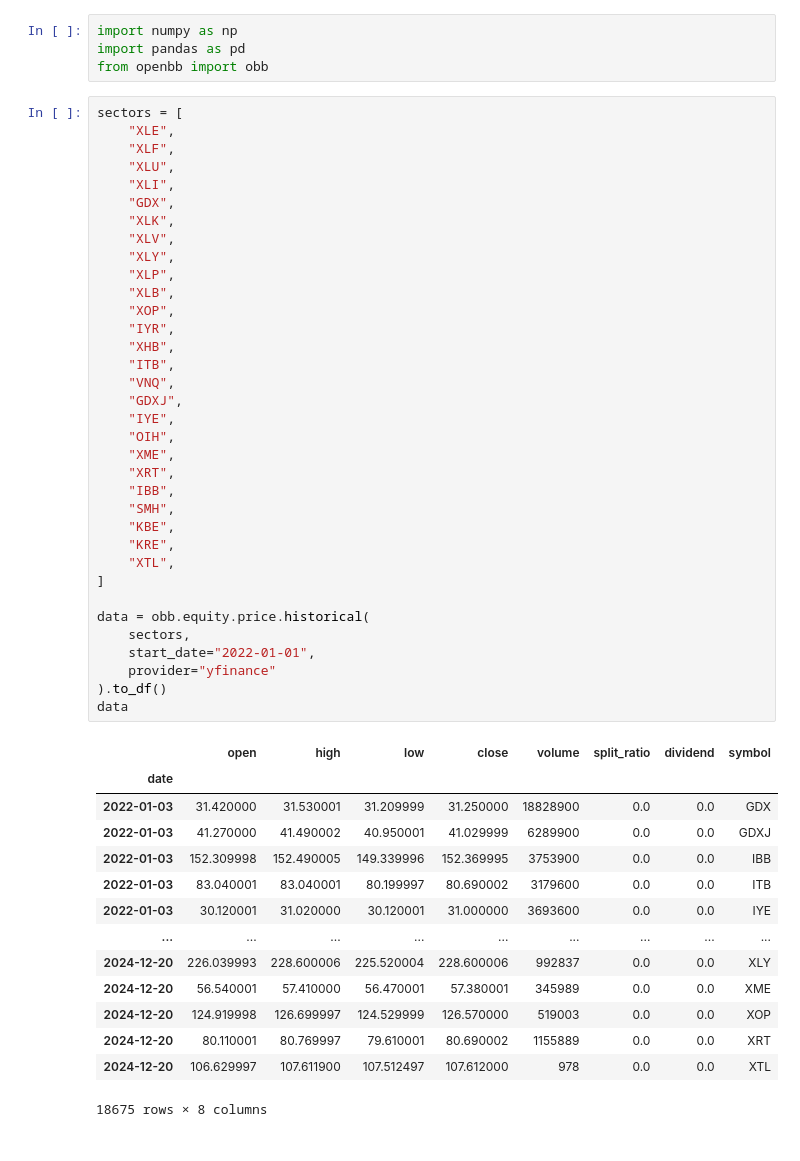
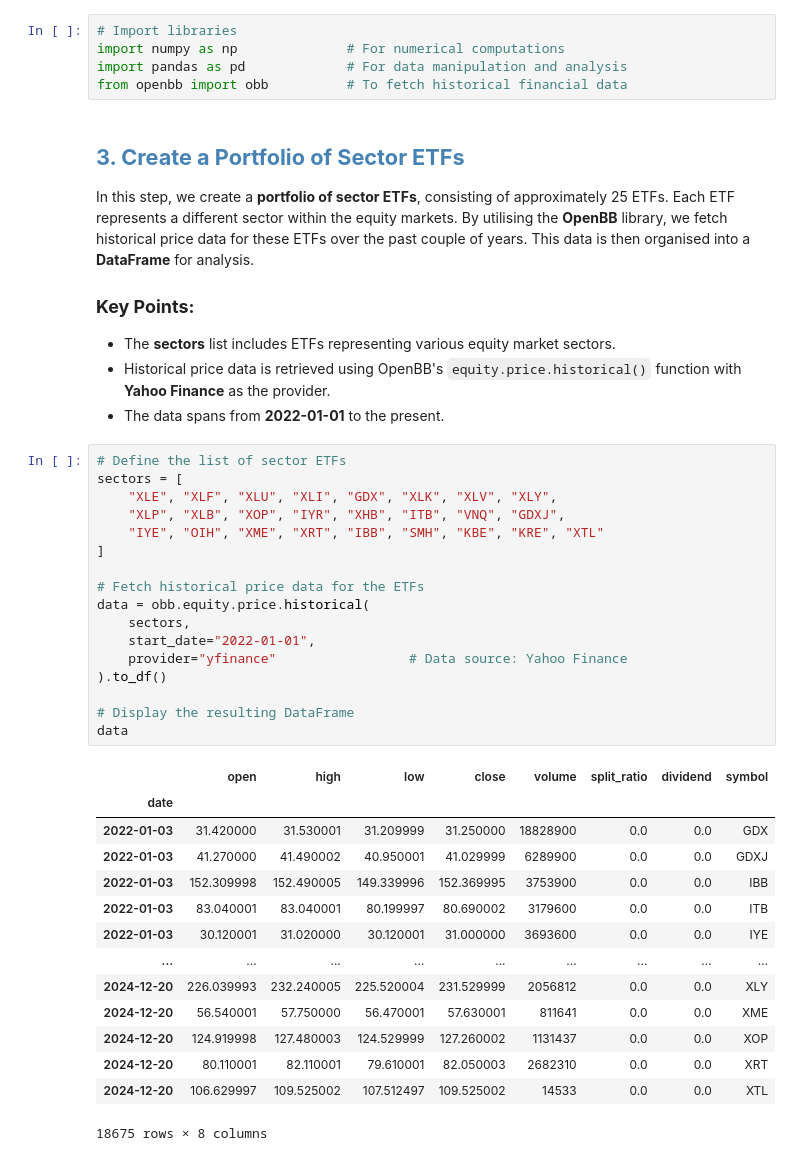
Before and after one commit to Ch3rry-Pi3/Portfolio, a Jupyter notebook: PyQuant News/Quickly compute Value at Risk with Monte Carlo.ipynb, the cells around one changed output. Saved outputs shown, nothing was run; the diff lists cells and outputs as text.

```diff
--- a/PyQuant News/Quickly compute Value at Risk with Monte Carlo.ipynb
+++ b/PyQuant News/Quickly compute Value at Risk with Monte Carlo.ipynb
@@ -1,54 +26,46 @@
 # %%
-import numpy as np
-import pandas as pd
-from openbb import obb
+# Import libraries
+import numpy as np              # For numerical computations
+import pandas as pd             # For data manipulation and analysis
+from openbb import obb          # To fetch historical financial data
+# %% [markdown]
+## <span style="color:#4682B4">**3. Create a Portfolio of Sector ETFs**</span> <a id="create-portfolio"></a>
+
+In this step, we create a **portfolio of sector ETFs**, consisting of approximately 25 ETFs. Each ETF represents a different sector within the equity markets. By utilising the **OpenBB** library, we fetch historical price data for these ETFs over the past couple of years. This data is then organised into a **DataFrame** for analysis.
+
+### **Key Points:**
+- The **sectors** list includes ETFs representing various equity market sectors.
+- Historical price data is retrieved using OpenBB's `equity.price.historical()` function with **Yahoo Finance** as the provider.
+- The data spans from **2022-01-01** to the present.
 # %%
+# Define the list of sector ETFs
 sectors = [
-    "XLE",
-    "XLF",
-    "XLU",
-    "XLI",
-    "GDX",
-    "XLK",
-    "XLV",
-    "XLY",
-    "XLP",
-    "XLB",
-    "XOP",
-    "IYR",
-    "XHB",
-    "ITB",
-    "VNQ",
-    "GDXJ",
-    "IYE",
-    "OIH",
-    "XME",
-    "XRT",
-    "IBB",
-    "SMH",
-    "KBE",
-    "KRE",
-    "XTL",
+    "XLE", "XLF", "XLU", "XLI", "GDX", "XLK", "XLV", "XLY",
+    "XLP", "XLB", "XOP", "IYR", "XHB", "ITB", "VNQ", "GDXJ",
+    "IYE", "OIH", "XME", "XRT", "IBB", "SMH", "KBE", "KRE", "XTL"
 ]
 
+# Fetch historical price data for the ETFs
 data = obb.equity.price.historical(
     sectors,
     start_date="2022-01-01",
-    provider="yfinance"
+    provider="yfinance"                 # Data source: Yahoo Finance
 ).to_df()
+
+# Display the resulting DataFrame
 data
 # %% [output]
 |  | open | high | low | close | volume | split_ratio | dividend | symbol |
 | date |  |  |  |  |  |  |  |  |
 | 2022-01-03 | 31.420000 | 31.530001 | 31.209999 | 31.250000 | 18828900 | 0.0 | 0.0 | GDX |
 | 2022-01-03 | 41.270000 | 41.490002 | 40.950001 | 41.029999 | 6289900 | 0.0 | 0.0 | GDXJ |
 | 2022-01-03 | 152.309998 | 152.490005 | 149.339996 | 152.369995 | 3753900 | 0.0 | 0.0 | IBB |
 | 2022-01-03 | 83.040001 | 83.040001 | 80.199997 | 80.690002 | 3179600 | 0.0 | 0.0 | ITB |
 | 2022-01-03 | 30.120001 | 31.020000 | 30.120001 | 31.000000 | 3693600 | 0.0 | 0.0 | IYE |
 | ... | ... | ... | ... | ... | ... | ... | ... | ... |
-| 2024-12-20 | 226.039993 | 228.600006 | 225.520004 | 228.600006 | 992837 | 0.0 | 0.0 | XLY |
-| 2024-12-20 | 56.540001 | 57.410000 | 56.470001 | 57.380001 | 345989 | 0.0 | 0.0 | XME |
-| 2024-12-20 | 124.919998 | 126.699997 | 124.529999 | 126.570000 | 519003 | 0.0 | 0.0 | XOP |
-| 2024-12-20 | 80.110001 | 80.769997 | 79.610001 | 80.690002 | 1155889 | 0.0 | 0.0 | XRT |
-| 2024-12-20 | 106.629997 | 107.611900 | 107.512497 | 107.612000 | 978 | 0.0 | 0.0 | XTL |
+| 2024-12-20 | 226.039993 | 232.240005 | 225.520004 | 231.529999 | 2056812 | 0.0 | 0.0 | XLY |
+| 2024-12-20 | 56.540001 | 57.750000 | 56.470001 | 57.630001 | 811641 | 0.0 | 0.0 | XME |
+| 2024-12-20 | 124.919998 | 127.480003 | 124.529999 | 127.260002 | 1131437 | 0.0 | 0.0 | XOP |
+| 2024-12-20 | 80.110001 | 82.110001 | 79.610001 | 82.050003 | 2682310 | 0.0 | 0.0 | XRT |
+| 2024-12-20 | 106.629997 | 109.525002 | 107.512497 | 109.525002 | 14533 | 0.0 | 0.0 | XTL |
 18675 rows × 8 columns
```
Also changed, not shown: parts of 12 cells of this notebook.
